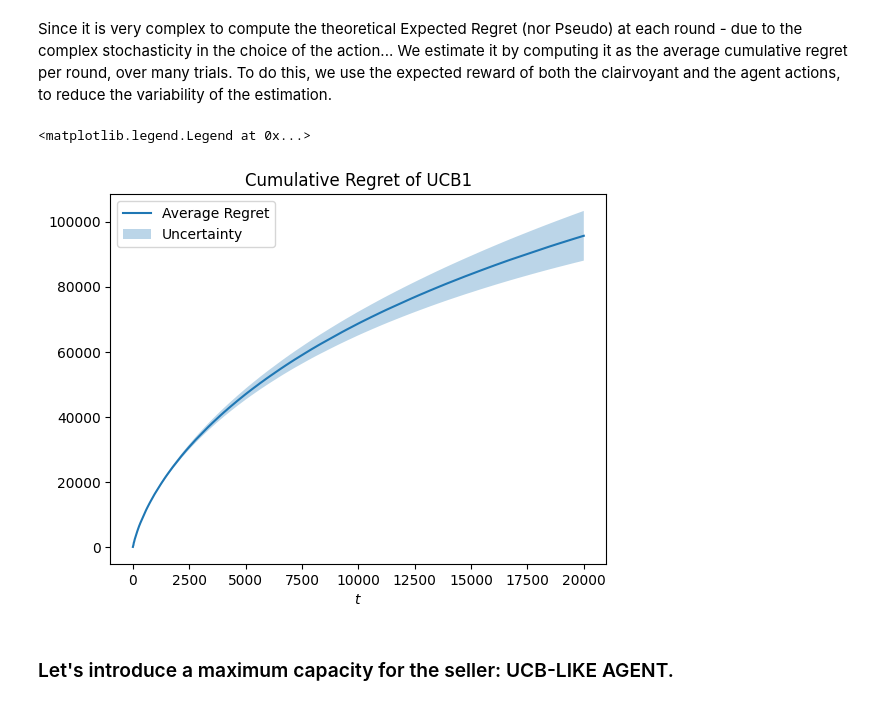
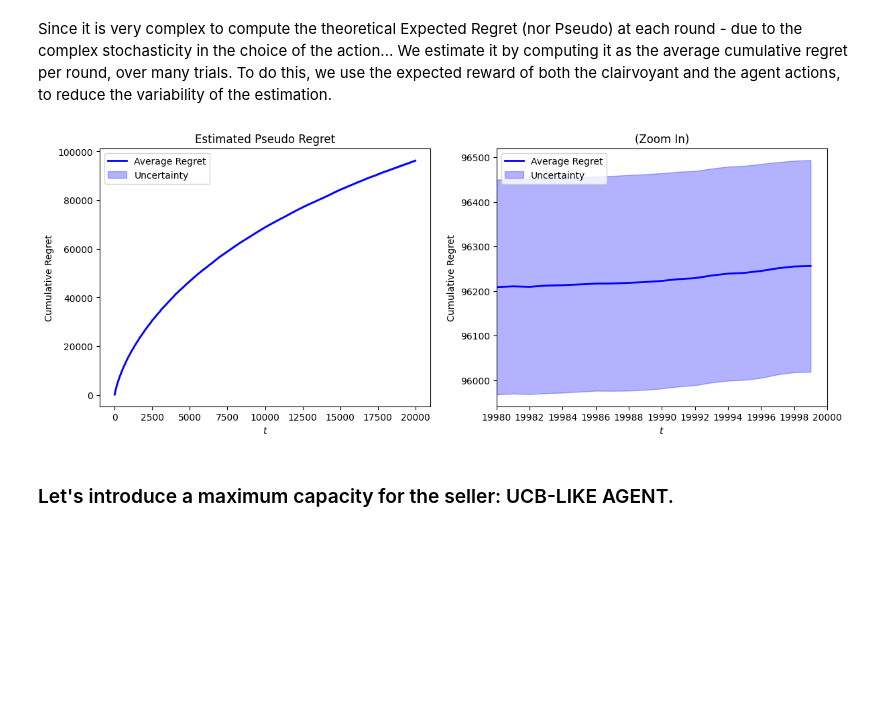
Before and after one commit to peetceenatoo/online-learning, a Jupyter notebook: R1.ipynb, the cells around one changed output. Cells and saved outputs as stored; diff of their text form; code cells hidden in the pictures; blank space fills up the shorter version.

```diff
--- a/R1.ipynb
+++ b/R1.ipynb
@@ -17,13 +18,3 @@ class Environment:
         pass
 # %% [markdown]
 ### In this setting, the environment is responsible for telling the seller about the reward.
-# %%
-class PricingEnvironmentSingleProduct:
-    def __init__(self, valuations, cost):
-        self.valuations = valuations
-        self.cost = cost
-
-    def round(self, p_t):
-        num_of_sales = np.sum(self.valuations >= p_t)       # Count how many customers are willing to pay at least p_t
-        reward = (p_t - self.cost) * num_of_sales           # Count the profit subtracting the cost from the price for each sale
-        return num_of_sales, reward
@@ -35,7 +44,7 @@ class PricingEnvironmentSingleProduct:
 np.random.seed(30)
 
 T = 20000                 # Time horizon (number of rounds)
-n_trials = 100            # Number of independent trials for averaging
+n_trials = 10             # Number of independent trials for averaging
 N = 1                     # Number of products (unused in this version)
 
 # --- Pricing Grid and Product Info ---
@@ -48,6 +57,7 @@ K = len(P)                        # Number of price options (arms)
 
 cost = 2.00                       # Unit production cost
 value = 3.00                      # True mean customer valuation
+std_valuation = 1.0               # Standard deviation of customer valuations
 
 assert cost < value, "Cost must be less than value"
 
@@ -59,6 +69,11 @@ B = 120000                         # Total inventory available (seller capacity)
 
 buyers_per_round = 50
 assert buyers_per_round >= 1, "Must have at least one buyer per round"
+
+# --- Other Parameters ---
+
+zoom = 0.001              # Zoom factor for plotting
+s = 30                    # random seed
 # %% [markdown]
 ### Expected demand and profit using theoretical expectations.
 # %%
@@ -280,44 +244,60 @@ Since it is very complex to compute the theoretical Expected Regret (nor Pseudo)
 # %%
 # Compute cumulative regret over multiple trials
 regret_per_trial = []
-expected_clairvoyant_rewards = np.repeat(best_expected_profit, T)       # We can use the best expected profit because it is on expectation
+expected_clairvoyant_rewards = np.repeat(best_expected_profit, T)
 
 for seed in range(n_trials):
+    # Initialize the stochastic environment for each trial
     np.random.seed(seed)
-
-    # Create environment using new valuations
-    valuations = np.random.normal(loc=value, scale=1.0, size=buyers_per_round)
-    env = PricingEnvironmentSingleProduct(valuations, cost=cost)
+    env = PricingEnvironmentSingleProduct(cost=cost, mean_valuation=value, std_valuation=std_valuation, buyers_per_round=buyers_per_round)
 
     # Initialize
     ucb_agent = UCB1Agent(K, T, range=R)
     agent_rewards = np.array([])
 
     # Run UCB1 for T rounds
     for t in range(T):
         pi_t = ucb_agent.pull_arm()
         p_t = P[pi_t]
         d_t, r_t = env.round(p_t)
         ucb_agent.update(r_t)
         agent_rewards = np.append(agent_rewards, r_t)
 
     # Store cumulative regret for this trial
     cumulative_regret = np.cumsum(expected_clairvoyant_rewards - agent_rewards)
     regret_per_trial.append(cumulative_regret)
 
 # Compute average (and standard deviation) of regret
 average_regret = np.array(regret_per_trial).mean(axis=0)
 regret_sd = np.array(regret_per_trial).std(axis=0)
 
-# Plot cumulative regret
-plt.plot(np.arange(T), average_regret, label='Average Regret')
-plt.title('Cumulative Regret of UCB1')
-plt.fill_between(np.arange(T), average_regret - regret_sd / np.sqrt(n_trials), average_regret + regret_sd / np.sqrt(n_trials), alpha=0.3, label='Uncertainty')
-plt.xlabel('$t$')
-plt.legend()
+# --- Plot regret ---
+
+# Set zoom start time based on the zoom factor
+zoom_start_t = max(0, T - max(1, int(T * zoom)))
+
+fig, (ax1, ax2) = plt.subplots(1, 2, figsize=(14, 5), sharex=False)
+
+# Full Plot (now on the left)
+ax1.plot(np.arange(T), average_regret, 'b-', linewidth=2, label='Average Regret')
+ax1.fill_between(np.arange(T), average_regret - regret_sd / np.sqrt(n_trials), average_regret + regret_sd / np.sqrt(n_trials), alpha=0.3, color='blue', label='Uncertainty')
+ax1.set_title('Estimated Pseudo Regret')
+ax1.set_xlabel('$t$')
+ax1.set_ylabel('Cumulative Regret')
+ax1.legend()
+ax1.xaxis.set_major_locator(matplotlib.ticker.MaxNLocator(integer=True))
+
+# Zoom In (now on the right)
+ax2.plot(np.arange(zoom_start_t, T), average_regret[zoom_start_t:], 'b-', linewidth=2, label='Average Regret')
+ax2.fill_between(np.arange(zoom_start_t, T), (average_regret - regret_sd / np.sqrt(n_trials))[zoom_start_t:], (average_regret + regret_sd / np.sqrt(n_trials))[zoom_start_t:], alpha=0.3, color='blue', label='Uncertainty')
+ax2.set_xlim(zoom_start_t, T)
+ax2.set_title('(Zoom In)')
+ax2.set_xlabel('$t$')
+ax2.set_ylabel('Cumulative Regret')
+ax2.legend()
+ax2.xaxis.set_major_locator(matplotlib.ticker.MaxNLocator(integer=True))
 # %% [output]
-<matplotlib.legend.Legend at 0x...>
-[figure, old version]
+[figure, new version]
 # %% [markdown]
 ### Let's introduce a maximum capacity for the seller: UCB-LIKE AGENT.
 # %%
```
Also changed, not shown: parts of 25 cells of this notebook.
